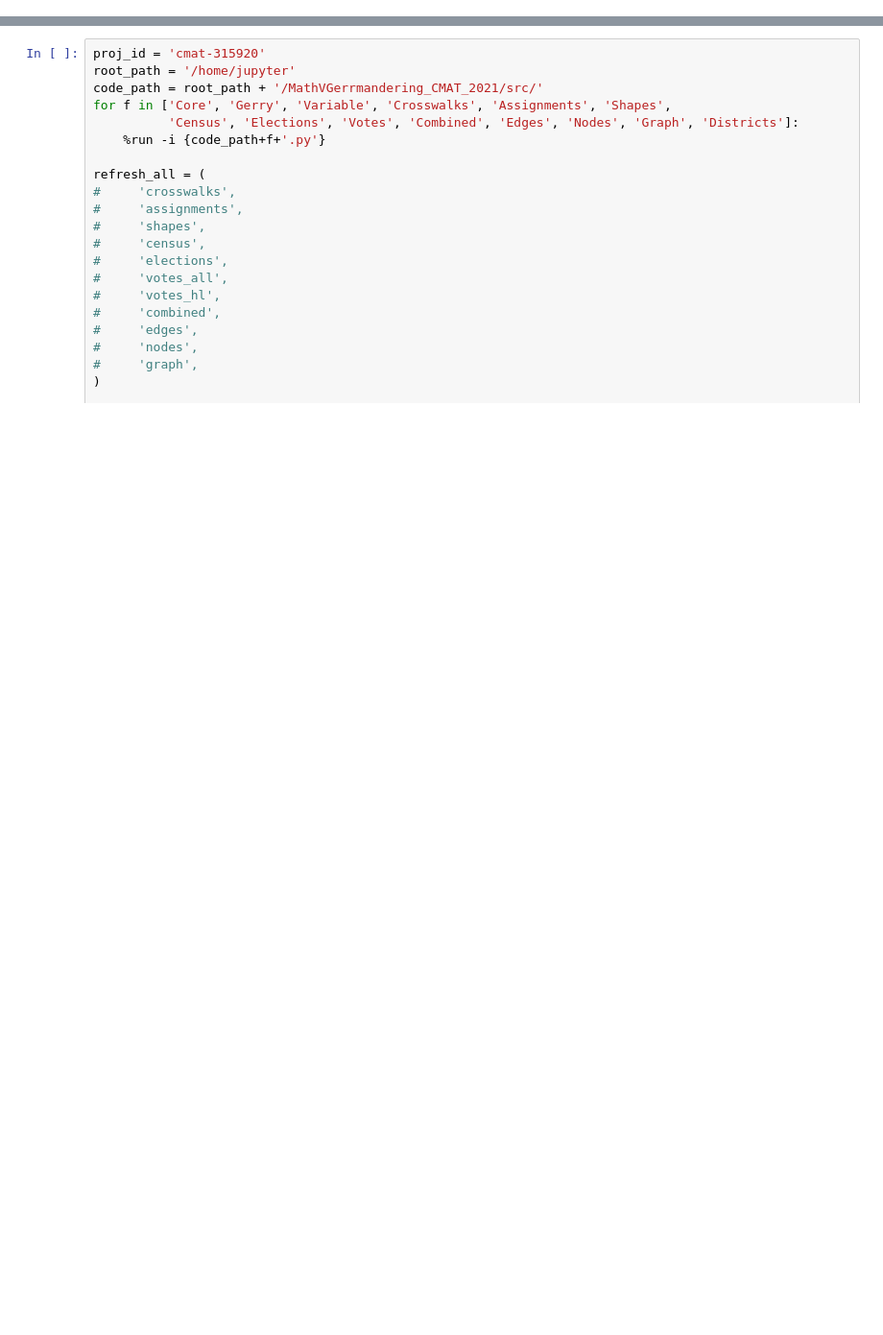
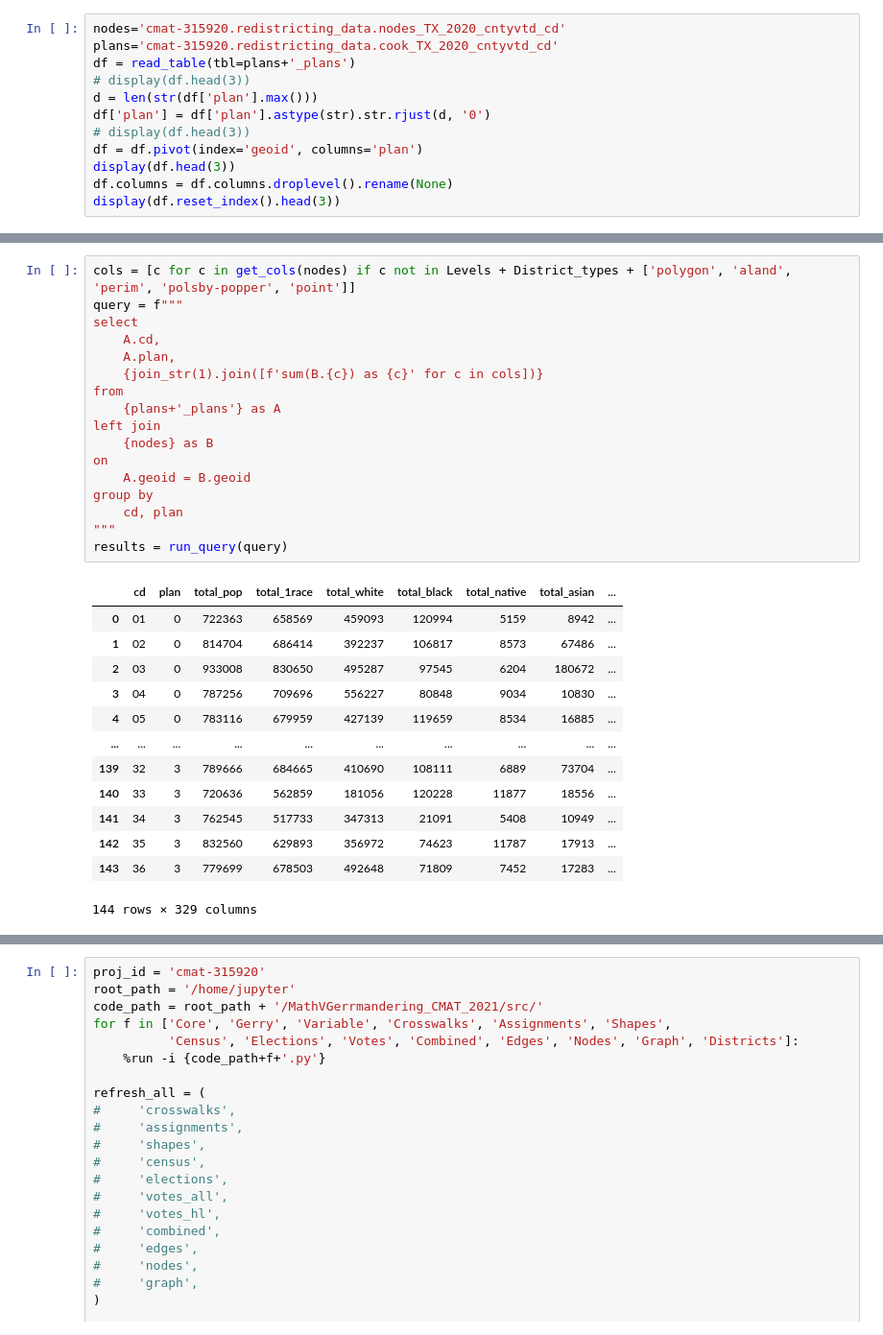
Before and after one commit to Tarleton-Math/MathVGerrmandering_CMAT_2021, a Jupyter notebook: redistricter.ipynb, the cells around one changed output, grey strips where cells are left out. Shown at 96% size. Saved outputs shown, nothing was run; the diff lists cells and outputs as text; blank space fills up the shorter version.

```diff
--- a/redistricter.ipynb
+++ b/redistricter.ipynb
@@ -0,0 +163,12 @@
+# %%
+nodes='cmat-315920.redistricting_data.nodes_TX_2020_cntyvtd_cd'
+plans='cmat-315920.redistricting_data.cook_TX_2020_cntyvtd_cd'
+df = read_table(tbl=plans+'_plans')
+# display(df.head(3))
+d = len(str(df['plan'].max()))
+df['plan'] = df['plan'].astype(str).str.rjust(d, '0')
+# display(df.head(3))
+df = df.pivot(index='geoid', columns='plan')
+display(df.head(3))
+df.columns = df.columns.droplevel().rename(None)
+display(df.reset_index().head(3))
@@ -0,0 +186,31 @@
+# %%
+cols = [c for c in get_cols(nodes) if c not in Levels + District_types + ['polygon', 'aland', 'perim', 'polsby-popper', 'point']]
+query = f"""
+select
+    A.cd,
+    A.plan,
+    {join_str(1).join([f'sum(B.{c}) as {c}' for c in cols])}
+from
+    {plans+'_plans'} as A
+left join
+    {nodes} as B
+on
+    A.geoid = B.geoid
+group by
+    cd, plan
+"""
+results = run_query(query)
+# %% [output]
+|  | cd | plan | total_pop | total_1race | total_white | total_black | total_native | total_asian | ... |
+| 0 | 01 | 0 | 722363 | 658569 | 459093 | 120994 | 5159 | 8942 | ... |
+| 1 | 02 | 0 | 814704 | 686414 | 392237 | 106817 | 8573 | 67486 | ... |
+| 2 | 03 | 0 | 933008 | 830650 | 495287 | 97545 | 6204 | 180672 | ... |
+| 3 | 04 | 0 | 787256 | 709696 | 556227 | 80848 | 9034 | 10830 | ... |
+| 4 | 05 | 0 | 783116 | 679959 | 427139 | 119659 | 8534 | 16885 | ... |
+| ... | ... | ... | ... | ... | ... | ... | ... | ... | ... |
+| 139 | 32 | 3 | 789666 | 684665 | 410690 | 108111 | 6889 | 73704 | ... |
+| 140 | 33 | 3 | 720636 | 562859 | 181056 | 120228 | 11877 | 18556 | ... |
+| 141 | 34 | 3 | 762545 | 517733 | 347313 | 21091 | 5408 | 10949 | ... |
+| 142 | 35 | 3 | 832560 | 629893 | 356972 | 74623 | 11787 | 17913 | ... |
+| 143 | 36 | 3 | 779699 | 678503 | 492648 | 71809 | 7452 | 17283 | ... |
+144 rows × 329 columns
```
Also changed, not shown: parts of 42 cells of this notebook, 18 other files.
